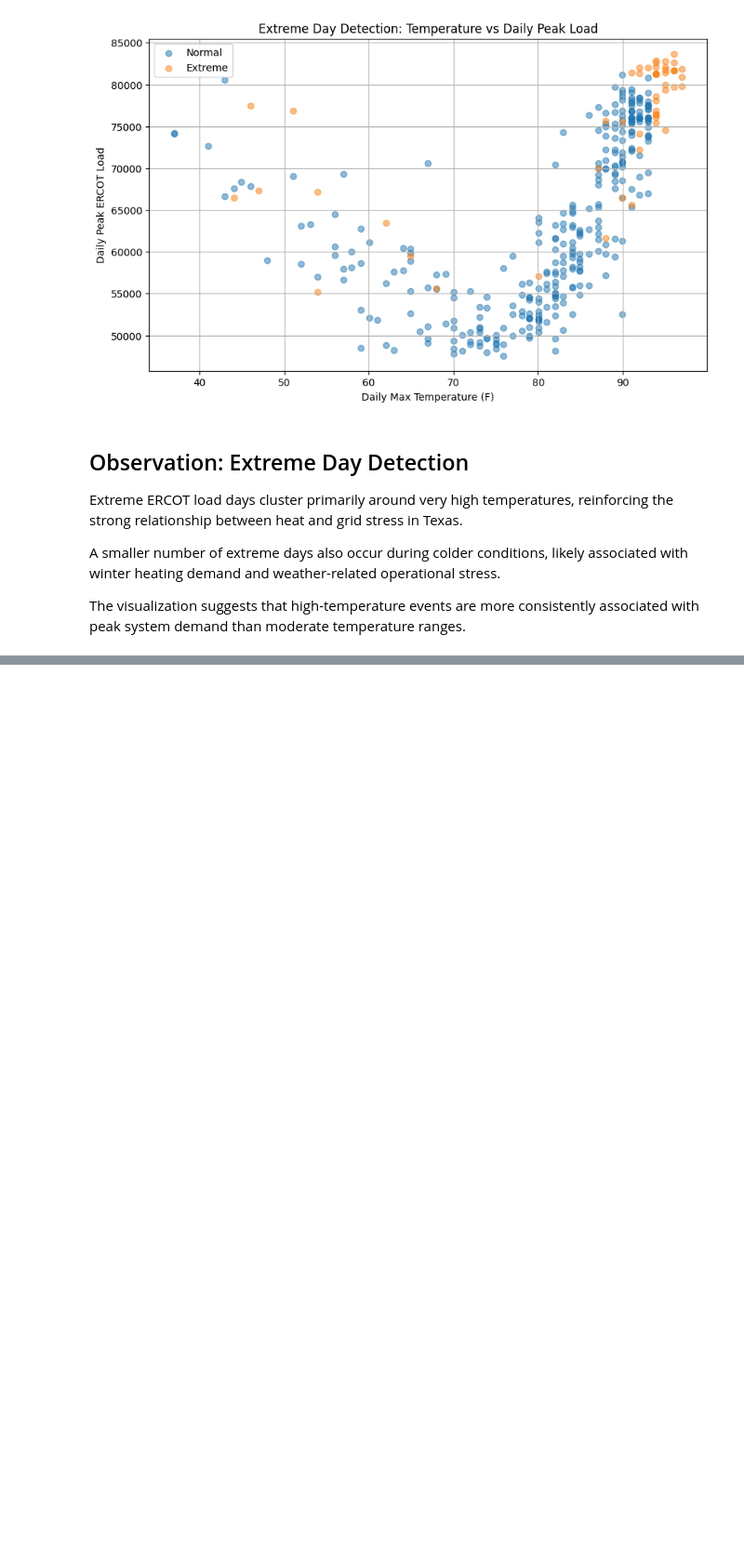
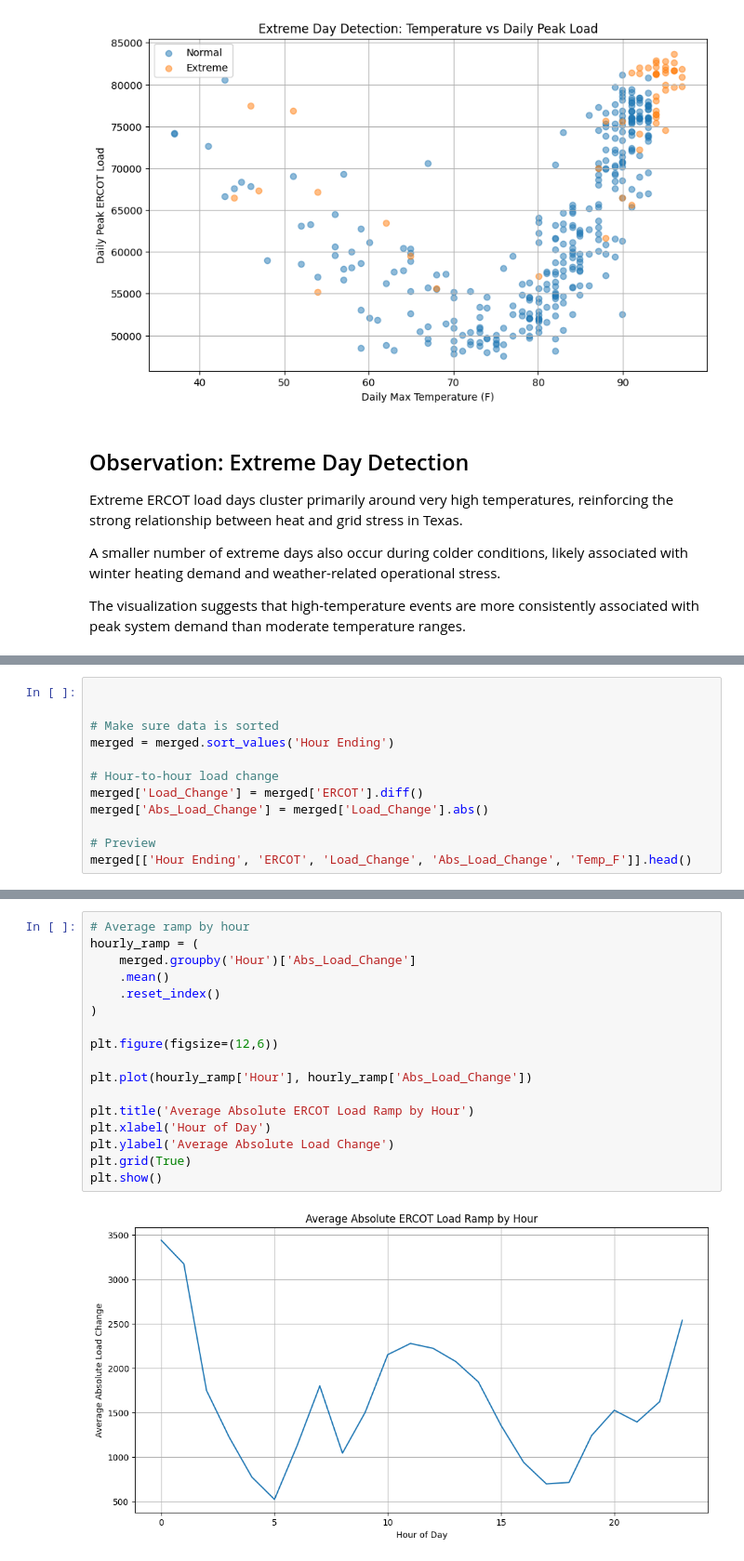
Before and after one commit to lessleyH/energy-reliability-systems-, a Jupyter notebook: ERCOT_2025_exploration.ipynb, the cells around one changed output, grey strips where cells are left out. Shown at 93% size. Drawn from its saved outputs; the diff is of its cells as text; blank space fills up the shorter version.

Commit message:
Added ERCOT ramp analysis and seasonal operational behavior

```diff
--- a/ERCOT_2025_exploration.ipynb
+++ b/ERCOT_2025_exploration.ipynb
@@ -746,0 +749,12 @@ The visualization suggests that high-temperature events are more consistently as
+# %%
+
+
+# Make sure data is sorted
+merged = merged.sort_values('Hour Ending')
+
+# Hour-to-hour load change
+merged['Load_Change'] = merged['ERCOT'].diff()
+merged['Abs_Load_Change'] = merged['Load_Change'].abs()
+
+# Preview
+merged[['Hour Ending', 'ERCOT', 'Load_Change', 'Abs_Load_Change', 'Temp_F']].head()
@@ -746,0 +806,19 @@ The visualization suggests that high-temperature events are more consistently as
+# %%
+# Average ramp by hour
+hourly_ramp = (
+    merged.groupby('Hour')['Abs_Load_Change']
+    .mean()
+    .reset_index()
+)
+
+plt.figure(figsize=(12,6))
+
+plt.plot(hourly_ramp['Hour'], hourly_ramp['Abs_Load_Change'])
+
+plt.title('Average Absolute ERCOT Load Ramp by Hour')
+plt.xlabel('Hour of Day')
+plt.ylabel('Average Absolute Load Change')
+plt.grid(True)
+plt.show()
+# %% [output]
+[figure, added]
```
Also changed, not shown: parts of 8 cells of this notebook.
